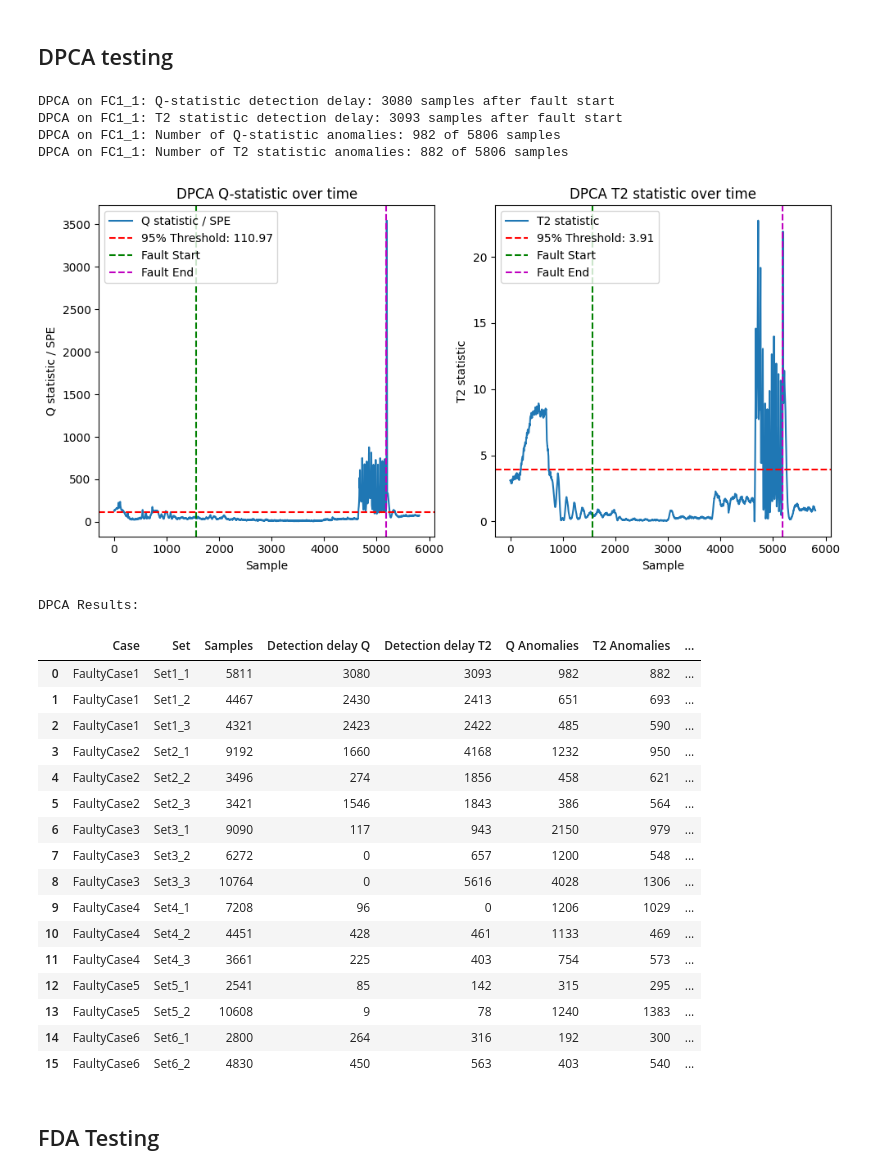
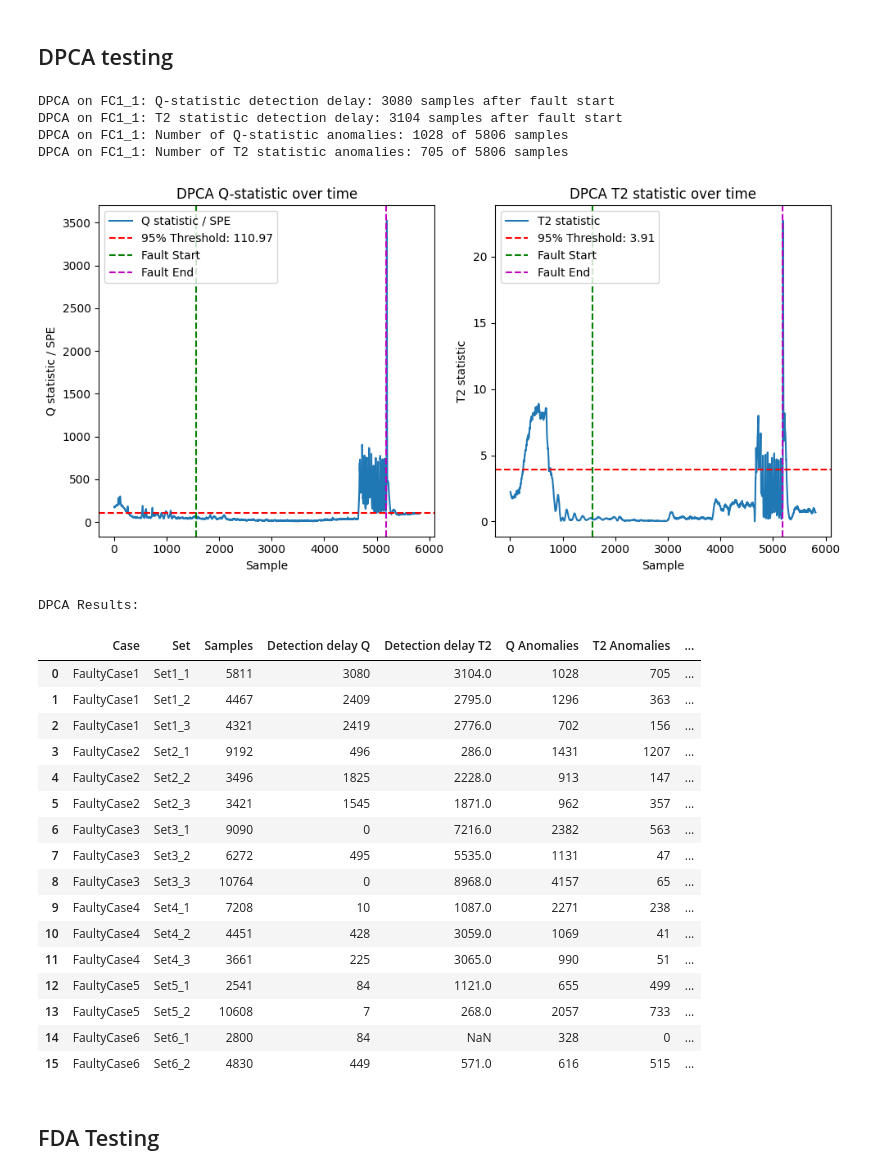
Before and after one commit to PeterAndersen-sdu/Fault-detection-project, a Jupyter notebook: main.ipynb, the cells around one changed output. Cells and saved outputs as stored; diff of their text form; code cells hidden in the pictures.

```diff
--- a/main.ipynb
+++ b/main.ipynb
@@ -212,12 +214,12 @@ from fdd.statistics import q_statistic
 
 X_lagged = dpca_prepare_matrix(X, dpca_model)
 
-q_values_dpca = q_statistic(X_lagged, Z_dpca) # Remember to use lagged X for DPCA
+q_values_dpca = q_statistic(X_lagged, Z_dpca, dpca_model["pca_model"]) # Remember to use lagged X for DPCA
 threshold_q_dpca = np.percentile(q_values_dpca, 95)
 
 # Hotteling's T2 statistic
 from fdd.statistics import t2_statistic
-t2_values_dpca = t2_statistic(Z_dpca)
+t2_values_dpca = t2_statistic(Z_dpca, dpca_model["pca_model"])
 threshold_t2_dpca = np.percentile(t2_values_dpca, 95)
 
 # Plot Q-statistic and T2 statistic over time with thresholds
@@ -596,8 +598,8 @@ DPCA_X_FC1_1 = fc_sets[0]["Set1_1"].sensors
 DPCA_X_FC1_1_lagged = dpca_prepare_matrix(DPCA_X_FC1_1, dpca_model)
 
 DPCA_Z_FC1_1 = dpca_transform(DPCA_X_FC1_1, dpca_model)
-DPCA_q_FC1_1 = q_statistic(DPCA_X_FC1_1_lagged, DPCA_Z_FC1_1)
-DPCA_t2_FC1_1 = t2_statistic(DPCA_Z_FC1_1)
+DPCA_q_FC1_1 = q_statistic(DPCA_X_FC1_1_lagged, DPCA_Z_FC1_1, dpca_model["pca_model"])
+DPCA_t2_FC1_1 = t2_statistic(DPCA_Z_FC1_1, dpca_model["pca_model"])
 
 # Alarms - detection delay after fault start
 fault_start = SEfc1_1[0]
@@ -612,37 +614,37 @@ print(f"DPCA on FC1_1: T2 statistic detection delay: {t2_detection_delay} sample
 # How many of all samples are over the thresholds?
 n_q_anomalies = np.sum(DPCA_q_FC1_1 > threshold_q_dpca)
 n_t2_anomalies = np.sum(DPCA_t2_FC1_1 > threshold_t2_dpca)
 print(f"DPCA on FC1_1: Number of Q-statistic anomalies: {n_q_anomalies} of {len(DPCA_q_FC1_1)} samples")
 print(f"DPCA on FC1_1: Number of T2 statistic anomalies: {n_t2_anomalies} of {len(DPCA_t2_FC1_1)} samples")
 
 # Plot Q-statistic and T2 statistic over time with thresholds
 plt.figure(figsize=(10, 5))
 plt.subplot(1, 2, 1)
 plt.plot(DPCA_q_FC1_1, label='Q statistic / SPE')
 plt.axhline(y=threshold_q_dpca, color='r', linestyle='--', label=f'95% Threshold: {threshold_q_dpca:.2f}')
 plt.axvline(x=SEfc1_1[0], color='g', linestyle='--', label='Fault Start')
 plt.axvline(x=SEfc1_1[1], color='m', linestyle='--', label='Fault End')
 plt.xlabel("Sample")
 plt.ylabel("Q statistic / SPE")
 plt.title("DPCA Q-statistic over time")
 plt.legend()
 plt.subplot(1, 2, 2)
 plt.plot(DPCA_t2_FC1_1, label='T2 statistic')
 plt.axhline(y=threshold_t2_dpca, color='r', linestyle='--', label=f'95% Threshold: {threshold_t2_dpca:.2f}')
 plt.axvline(x=SEfc1_1[0], color='g', linestyle='--', label='Fault Start')
 plt.axvline(x=SEfc1_1[1], color='m', linestyle='--', label='Fault End')
 plt.xlabel("Sample")
 plt.ylabel("T2 statistic")
 plt.title("DPCA T2 statistic over time")
 plt.legend()
 plt.tight_layout()
 plt.show()
 # %% [output]
 DPCA on FC1_1: Q-statistic detection delay: 3080 samples after fault start
-DPCA on FC1_1: T2 statistic detection delay: 3093 samples after fault start
-DPCA on FC1_1: Number of Q-statistic anomalies: 982 of 5806 samples
-DPCA on FC1_1: Number of T2 statistic anomalies: 882 of 5806 samples
+DPCA on FC1_1: T2 statistic detection delay: 3104 samples after fault start
+DPCA on FC1_1: Number of Q-statistic anomalies: 1028 of 5806 samples
+DPCA on FC1_1: Number of T2 statistic anomalies: 705 of 5806 samples
-[figure, old version]
+[figure, new version]
 # %%
 # This creates a dataframe with number of anomalies for each set in each case for both Q and T2.
 
@@ -653,8 +655,8 @@ for case_name, case_sets in zip(se_windows.keys(), fc_sets):
         X_fault = case_sets[set_name].sensors
         X_fault_lagged = dpca_prepare_matrix(X_fault, dpca_model)
         Z_fault = dpca_transform(X_fault, dpca_model)
-        q_fault = q_statistic(X_fault_lagged, Z_fault)
-        t2_fault = t2_statistic(Z_fault)
+        q_fault = q_statistic(X_fault_lagged, Z_fault, dpca_model["pca_model"])
+        t2_fault = t2_statistic(Z_fault, dpca_model["pca_model"])
 
         # detection delay after fault start
         fault_start = se_windows[case_name][set_name][0]
@@ -690,22 +692,22 @@ dpca_results_df
 # %% [output]
 DPCA Results:
 |  | Case | Set | Samples | Detection delay Q | Detection delay T2 | Q Anomalies | T2 Anomalies | ... |
-| 0 | FaultyCase1 | Set1_1 | 5811 | 3080 | 3093 | 982 | 882 | ... |
-| 1 | FaultyCase1 | Set1_2 | 4467 | 2430 | 2413 | 651 | 693 | ... |
-| 2 | FaultyCase1 | Set1_3 | 4321 | 2423 | 2422 | 485 | 590 | ... |
-| 3 | FaultyCase2 | Set2_1 | 9192 | 1660 | 4168 | 1232 | 950 | ... |
-| 4 | FaultyCase2 | Set2_2 | 3496 | 274 | 1856 | 458 | 621 | ... |
-| 5 | FaultyCase2 | Set2_3 | 3421 | 1546 | 1843 | 386 | 564 | ... |
-| 6 | FaultyCase3 | Set3_1 | 9090 | 117 | 943 | 2150 | 979 | ... |
-| 7 | FaultyCase3 | Set3_2 | 6272 | 0 | 657 | 1200 | 548 | ... |
-| 8 | FaultyCase3 | Set3_3 | 10764 | 0 | 5616 | 4028 | 1306 | ... |
-| 9 | FaultyCase4 | Set4_1 | 7208 | 96 | 0 | 1206 | 1029 | ... |
-| 10 | FaultyCase4 | Set4_2 | 4451 | 428 | 461 | 1133 | 469 | ... |
-| 11 | FaultyCase4 | Set4_3 | 3661 | 225 | 403 | 754 | 573 | ... |
-| 12 | FaultyCase5 | Set5_1 | 2541 | 85 | 142 | 315 | 295 | ... |
-| 13 | FaultyCase5 | Set5_2 | 10608 | 9 | 78 | 1240 | 1383 | ... |
-| 14 | FaultyCase6 | Set6_1 | 2800 | 264 | 316 | 192 | 300 | ... |
-| 15 | FaultyCase6 | Set6_2 | 4830 | 450 | 563 | 403 | 540 | ... |
+| 0 | FaultyCase1 | Set1_1 | 5811 | 3080 | 3104.0 | 1028 | 705 | ... |
+| 1 | FaultyCase1 | Set1_2 | 4467 | 2409 | 2795.0 | 1296 | 363 | ... |
+| 2 | FaultyCase1 | Set1_3 | 4321 | 2419 | 2776.0 | 702 | 156 | ... |
+| 3 | FaultyCase2 | Set2_1 | 9192 | 496 | 286.0 | 1431 | 1207 | ... |
+| 4 | FaultyCase2 | Set2_2 | 3496 | 1825 | 2228.0 | 913 | 147 | ... |
+| 5 | FaultyCase2 | Set2_3 | 3421 | 1545 | 1871.0 | 962 | 357 | ... |
+| 6 | FaultyCase3 | Set3_1 | 9090 | 0 | 7216.0 | 2382 | 563 | ... |
+| 7 | FaultyCase3 | Set3_2 | 6272 | 495 | 5535.0 | 1131 | 47 | ... |
+| 8 | FaultyCase3 | Set3_3 | 10764 | 0 | 8968.0 | 4157 | 65 | ... |
+| 9 | FaultyCase4 | Set4_1 | 7208 | 10 | 1087.0 | 2271 | 238 | ... |
+| 10 | FaultyCase4 | Set4_2 | 4451 | 428 | 3059.0 | 1069 | 41 | ... |
+| 11 | FaultyCase4 | Set4_3 | 3661 | 225 | 3065.0 | 990 | 51 | ... |
+| 12 | FaultyCase5 | Set5_1 | 2541 | 84 | 1121.0 | 655 | 499 | ... |
+| 13 | FaultyCase5 | Set5_2 | 10608 | 7 | 268.0 | 2057 | 733 | ... |
+| 14 | FaultyCase6 | Set6_1 | 2800 | 84 | NaN | 328 | 0 | ... |
+| 15 | FaultyCase6 | Set6_2 | 4830 | 449 | 571.0 | 616 | 515 | ... |
 # %% [markdown]
 ## FDA Testing
 # %%
```
Also changed, not shown: parts of 6 cells of this notebook.
